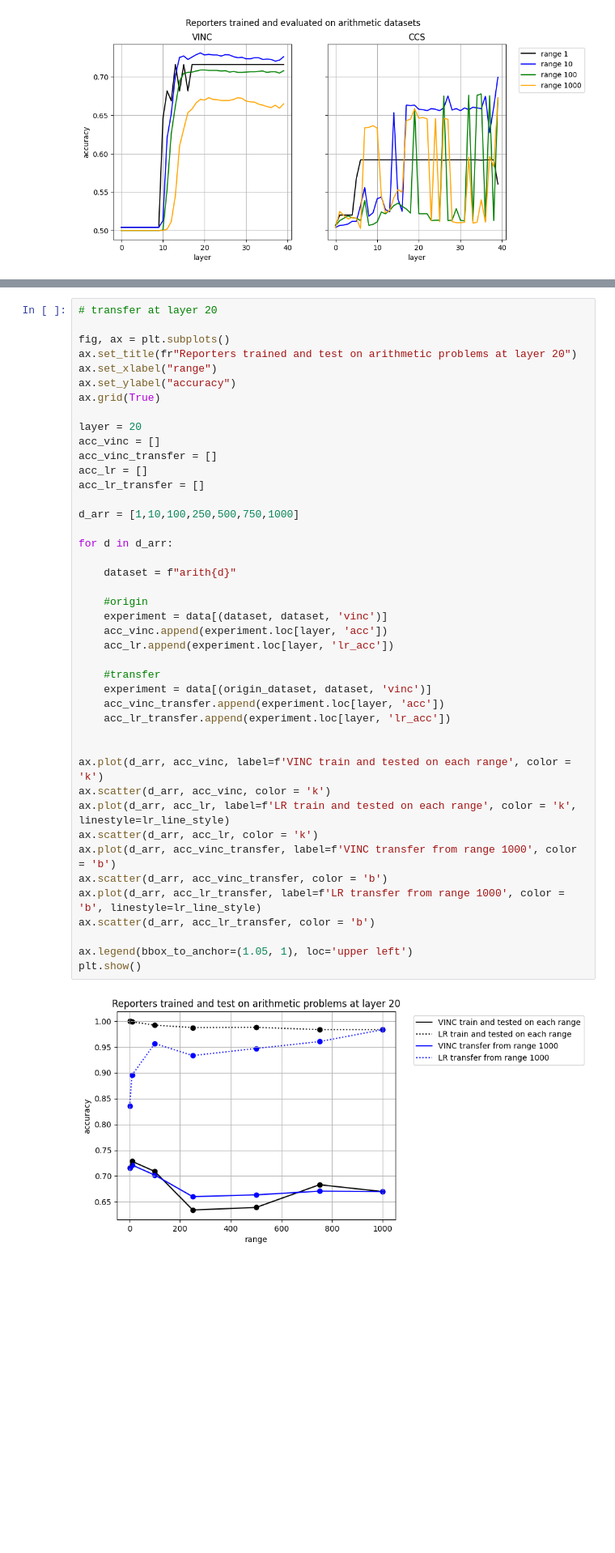
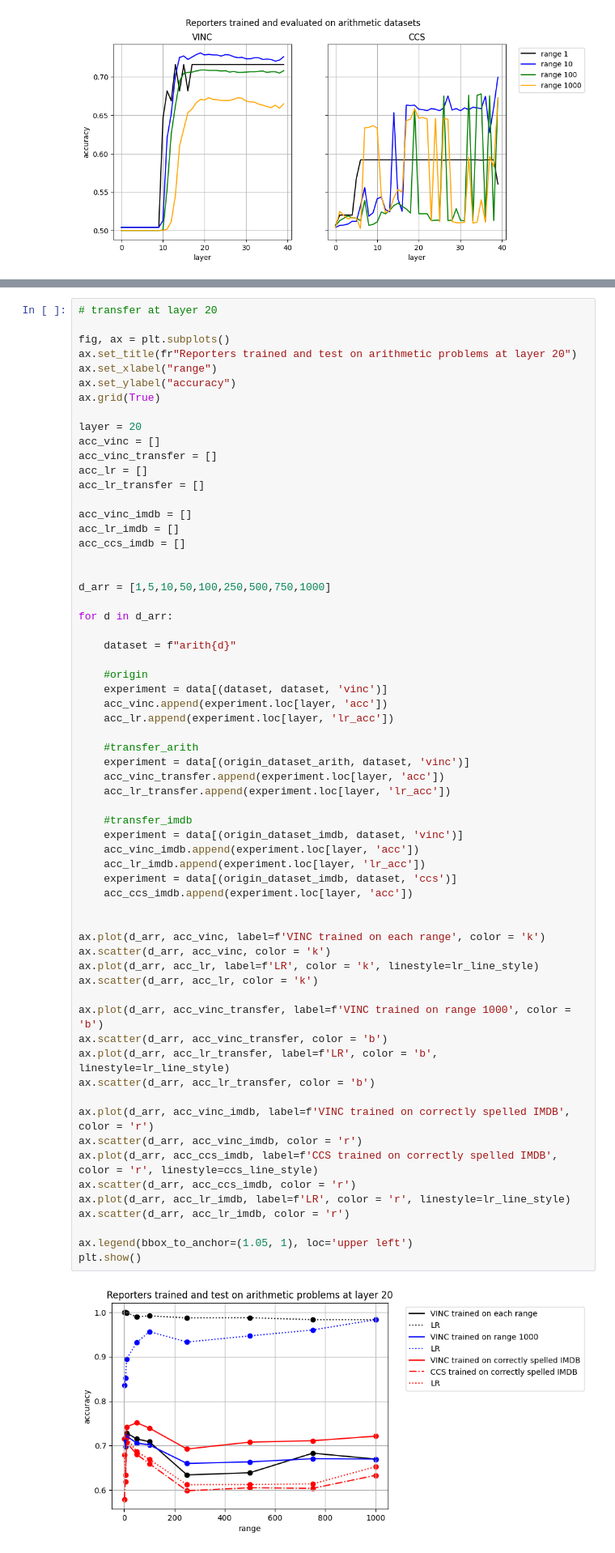
Before and after one commit to EleutherAI/elk, a Jupyter notebook: elk/results/arith_test_results.ipynb, the cells around one changed output, grey strips where cells are left out. Shown: that part at 81% size. Cells and saved outputs as stored; diff of their text form; blank space fills up the shorter version.

```diff
--- a/elk/results/arith_test_results.ipynb
+++ b/elk/results/arith_test_results.ipynb
@@ -192,41 +249,61 @@ ax.set_ylabel("accuracy")
 ax.grid(True)
 
 layer = 20
 acc_vinc = []
 acc_vinc_transfer = []
 acc_lr = []
 acc_lr_transfer = []
 
-d_arr = [1,10,100,250,500,750,1000]
+acc_vinc_imdb = []
+acc_lr_imdb = []
+acc_ccs_imdb = []
+
+
+d_arr = [1,5,10,50,100,250,500,750,1000]
 
 for d in d_arr:
 
     dataset = f"arith{d}"
 
     #origin
     experiment = data[(dataset, dataset, 'vinc')]
     acc_vinc.append(experiment.loc[layer, 'acc'])
     acc_lr.append(experiment.loc[layer, 'lr_acc'])
 
-    #transfer
-    experiment = data[(origin_dataset, dataset, 'vinc')]
+    #transfer_arith
+    experiment = data[(origin_dataset_arith, dataset, 'vinc')]
     acc_vinc_transfer.append(experiment.loc[layer, 'acc'])
     acc_lr_transfer.append(experiment.loc[layer, 'lr_acc'])
 
+    #transfer_imdb
+    experiment = data[(origin_dataset_imdb, dataset, 'vinc')]
+    acc_vinc_imdb.append(experiment.loc[layer, 'acc'])
+    acc_lr_imdb.append(experiment.loc[layer, 'lr_acc'])
+    experiment = data[(origin_dataset_imdb, dataset, 'ccs')]
+    acc_ccs_imdb.append(experiment.loc[layer, 'acc'])
 
-ax.plot(d_arr, acc_vinc, label=f'VINC train and tested on each range', color = 'k')
+
+ax.plot(d_arr, acc_vinc, label=f'VINC trained on each range', color = 'k')
 ax.scatter(d_arr, acc_vinc, color = 'k')
-ax.plot(d_arr, acc_lr, label=f'LR train and tested on each range', color = 'k', linestyle=lr_line_style)
+ax.plot(d_arr, acc_lr, label=f'LR', color = 'k', linestyle=lr_line_style)
 ax.scatter(d_arr, acc_lr, color = 'k')
-ax.plot(d_arr, acc_vinc_transfer, label=f'VINC transfer from range 1000', color = 'b')
+
+ax.plot(d_arr, acc_vinc_transfer, label=f'VINC trained on range 1000', color = 'b')
 ax.scatter(d_arr, acc_vinc_transfer, color = 'b')
-ax.plot(d_arr, acc_lr_transfer, label=f'LR transfer from range 1000', color = 'b', linestyle=lr_line_style)
+ax.plot(d_arr, acc_lr_transfer, label=f'LR', color = 'b', linestyle=lr_line_style)
 ax.scatter(d_arr, acc_lr_transfer, color = 'b')
+
+ax.plot(d_arr, acc_vinc_imdb, label=f'VINC trained on correctly spelled IMDB', color = 'r')
+ax.scatter(d_arr, acc_vinc_imdb, color = 'r')
+ax.plot(d_arr, acc_ccs_imdb, label=f'CCS trained on correctly spelled IMDB', color = 'r', linestyle=ccs_line_style)
+ax.scatter(d_arr, acc_ccs_imdb, color = 'r')
+ax.plot(d_arr, acc_lr_imdb, label=f'LR', color = 'r', linestyle=lr_line_style)
+ax.scatter(d_arr, acc_lr_imdb, color = 'r')
 
 ax.legend(bbox_to_anchor=(1.05, 1), loc='upper left')
 plt.show()
 # %% [output]
-[figure, old version]
+[figure, new version]
 # %% [markdown]
 lr1000 not being better than local makes sense since LR can overfit dataset
 # %% [markdown]
```
Also changed, not shown: parts of 2 cells of this notebook.
